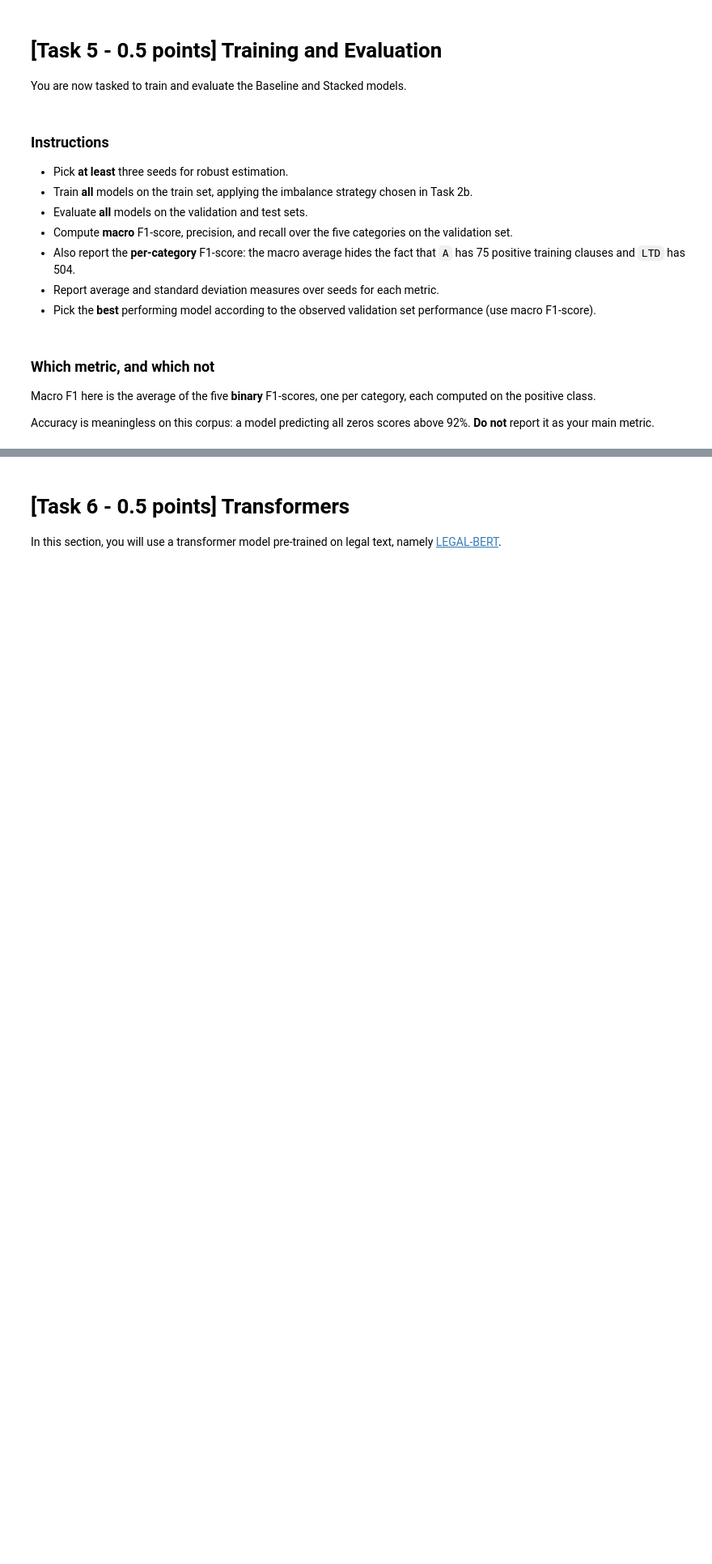
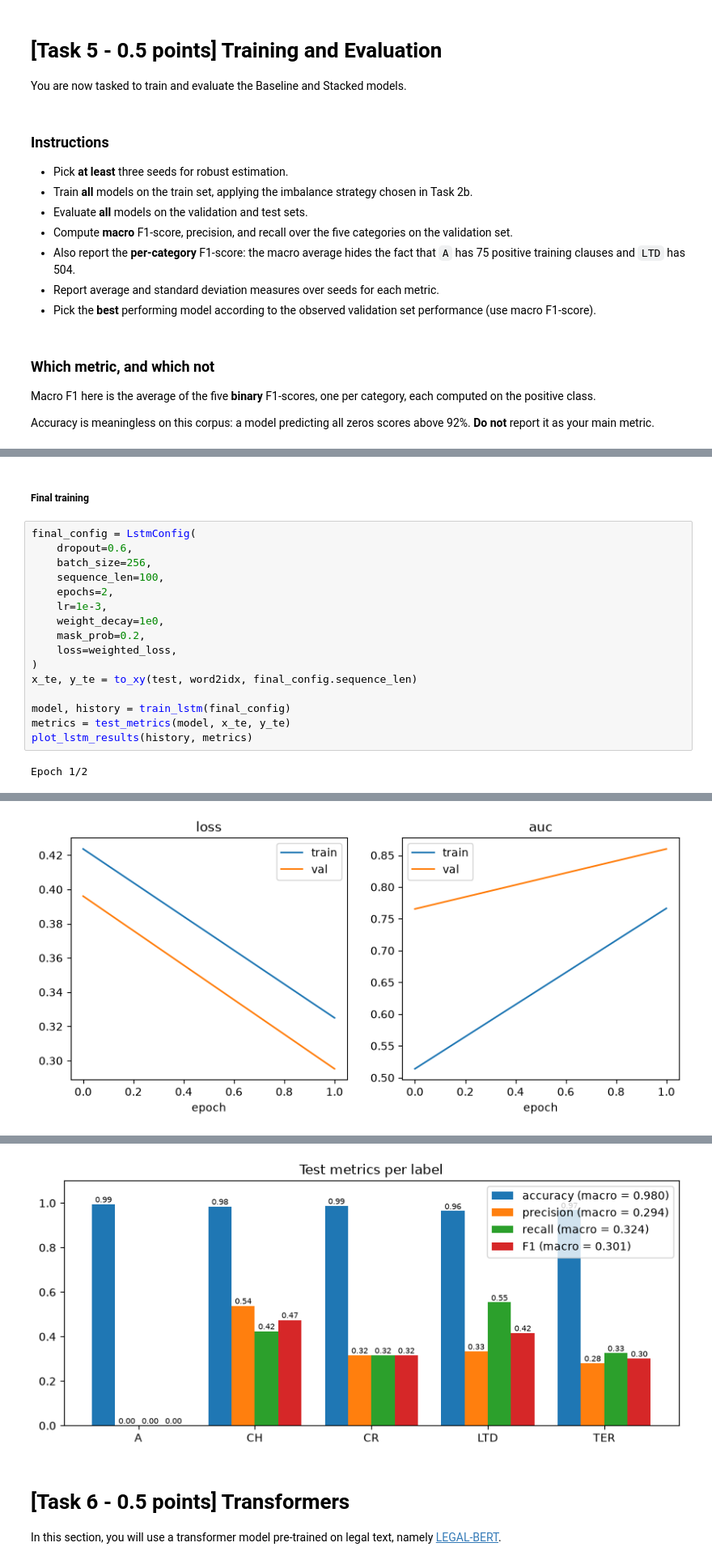
Before and after one commit to Tarekun/nlp-project, a Jupyter notebook: Assignment1.ipynb, the cells around one changed output, grey strips where cells are left out. Shown at 81% size. Cells and saved outputs as stored; diff of their text form; blank space fills up the shorter version.

```diff
--- a/Assignment1.ipynb
+++ b/Assignment1.ipynb
@@ -394,0 +966,20 @@ main metric.
+# %% [markdown]
+##### Final training
+# %%
+final_config = LstmConfig(
+    dropout=0.6,
+    batch_size=256,
+    sequence_len=100,
+    epochs=2,
+    lr=1e-3,
+    weight_decay=1e0,
+    mask_prob=0.2,
+    loss=weighted_loss,
+)
+x_te, y_te = to_xy(test, word2idx, final_config.sequence_len)
+
+model, history = train_lstm(final_config)
+metrics = test_metrics(model, x_te, y_te)
+plot_lstm_results(history, metrics)
+# %% [output]
+Epoch 1/2
@@ -394,0 +991 @@ main metric.
+[figure, added]
@@ -395,3 +993,4 @@ main metric.
+[figure, added]
 # %% [markdown]
 # [Task 6 - 0.5 points] Transformers
 
```
Also changed, not shown: parts of 19 cells of this notebook.
